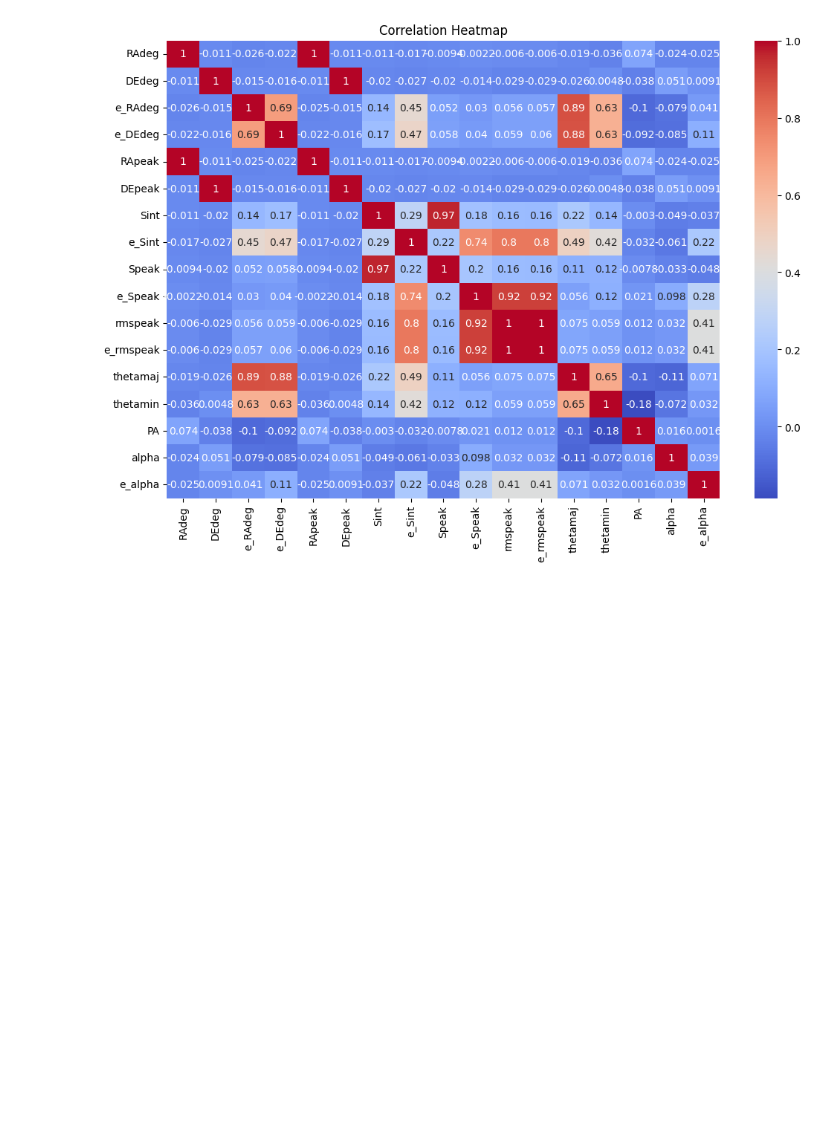
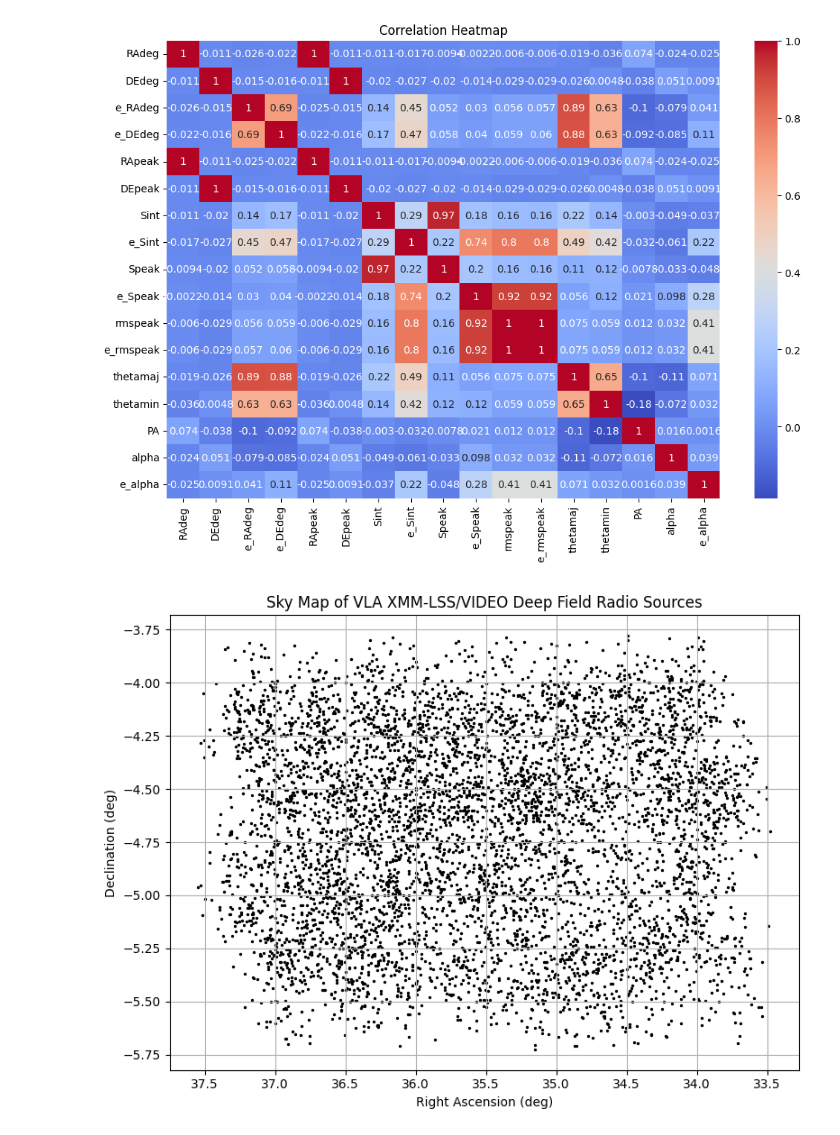
Before and after one commit to sasukeurahara/VLAimaging, a Jupyter notebook: notebooks/datacleaning.ipynb, the cells around one changed output. Drawn from its saved outputs; the diff is of its cells as text; code cells hidden in the pictures; blank space fills up the shorter version.

```diff
--- a/notebooks/datacleaning.ipynb
+++ b/notebooks/datacleaning.ipynb
@@ -172,3 +172,15 @@ plt.title("Correlation Heatmap")
 plt.show()
 # %% [output]
 [figure]
+# %%
+plt.figure(figsize=(8, 6))
+plt.scatter(df['RAdeg'], df['DEdeg'], s=2, color='k')
+plt.xlabel('Right Ascension (deg)')
+plt.ylabel('Declination (deg)')
+plt.title('Sky Map of VLA XMM-LSS/VIDEO Deep Field Radio Sources')
+plt.gca().invert_xaxis()  # Astronomers plot RA decreasing to the right
+plt.grid(True)
+plt.tight_layout()
+plt.show()
+# %% [output]
+[figure, added]
```
Also changed, not shown: parts of 6 cells of this notebook, 2 other files.
